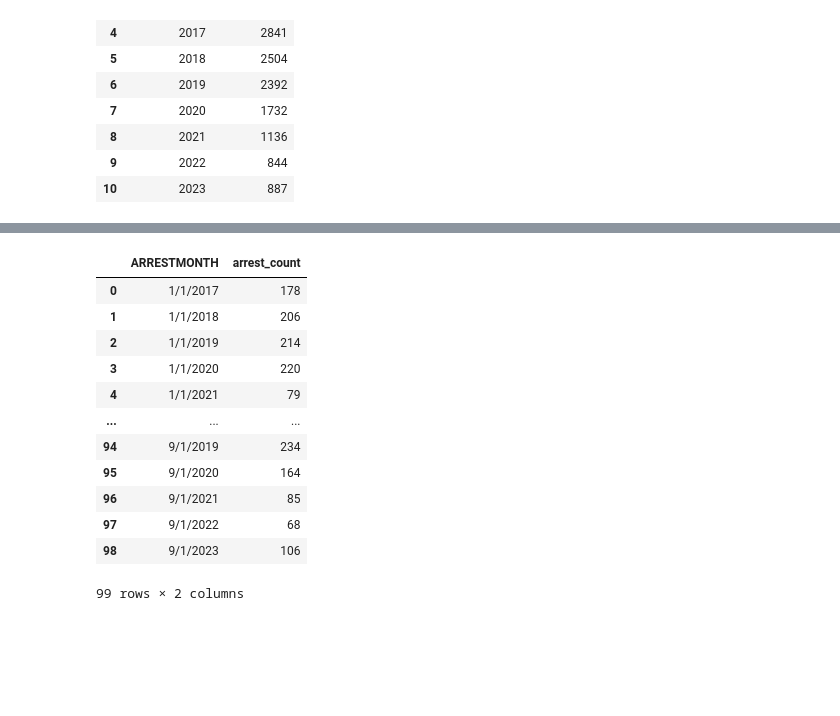
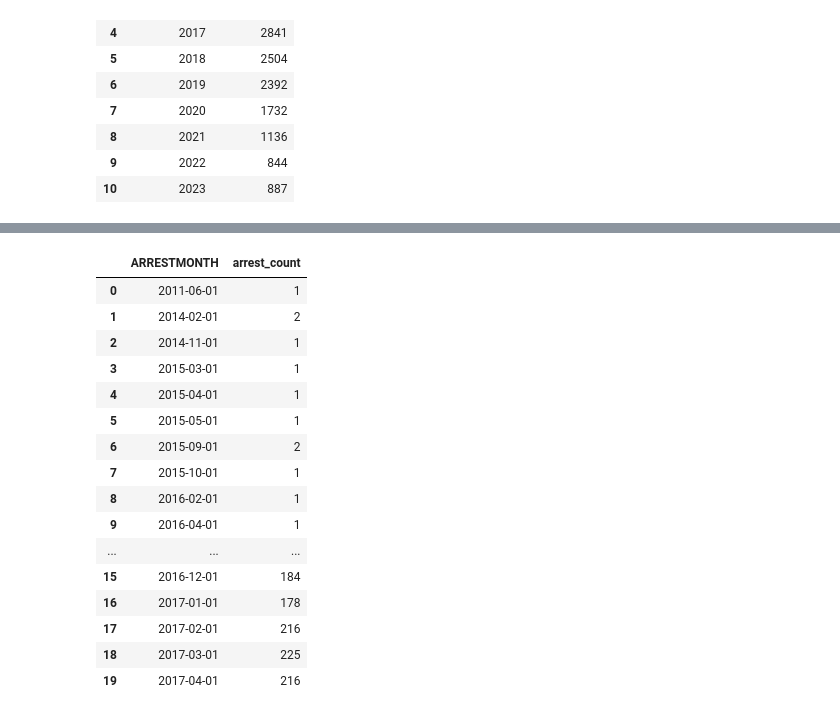
Before and after one commit to trailmarkerlib/policeProjectPythonWorkshop, a Jupyter notebook: python_workshop_2024_02_05.ipynb, the cells around one changed output, grey strips where cells are left out. Saved outputs shown, nothing was run; the diff lists cells and outputs as text; code cells hidden in the pictures; blank space fills up the shorter version.

```diff
--- a/python_workshop_2024_02_05.ipynb
+++ b/python_workshop_2024_02_05.ipynb
@@ -84,23 +111,30 @@ df_summ_by_year
 # %%
 df['ARRESTMONTH'] = [str(x.month) + '/1/' + str(x.year) for x in df['ARRESTTIME']]
+# %%
+df['ARRESTMONTH'] = pd.to_datetime(df['ARRESTMONTH'] )
 # %%
-df_summ_by_month = df.groupby('ARRESTMONTH').\
+df_summ_by_month = df.groupby(['ARRESTMONTH']).\
             aggregate(arrest_count=('PK', 'count')).\
             reset_index().\
+            sort_values('ARRESTMONTH').\
             copy()
 # %%
-df_summ_by_month
+df_summ_by_month.head(20)
 # %% [output]
 |  | ARRESTMONTH | arrest_count |
-| 0 | 1/1/2017 | 178 |
-| 1 | 1/1/2018 | 206 |
-| 2 | 1/1/2019 | 214 |
-| 3 | 1/1/2020 | 220 |
-| 4 | 1/1/2021 | 79 |
+| 0 | 2011-06-01 | 1 |
+| 1 | 2014-02-01 | 2 |
+| 2 | 2014-11-01 | 1 |
+| 3 | 2015-03-01 | 1 |
+| 4 | 2015-04-01 | 1 |
+| 5 | 2015-05-01 | 1 |
+| 6 | 2015-09-01 | 2 |
+| 7 | 2015-10-01 | 1 |
+| 8 | 2016-02-01 | 1 |
+| 9 | 2016-04-01 | 1 |
 | ... | ... | ... |
-| 94 | 9/1/2019 | 234 |
-| 95 | 9/1/2020 | 164 |
-| 96 | 9/1/2021 | 85 |
-| 97 | 9/1/2022 | 68 |
-| 98 | 9/1/2023 | 106 |
+| 15 | 2016-12-01 | 184 |
+| 16 | 2017-01-01 | 178 |
+| 17 | 2017-02-01 | 216 |
+| 18 | 2017-03-01 | 225 |
+| 19 | 2017-04-01 | 216 |
-99 rows × 2 columns
```
Also changed, not shown: parts of 5 cells of this notebook.
